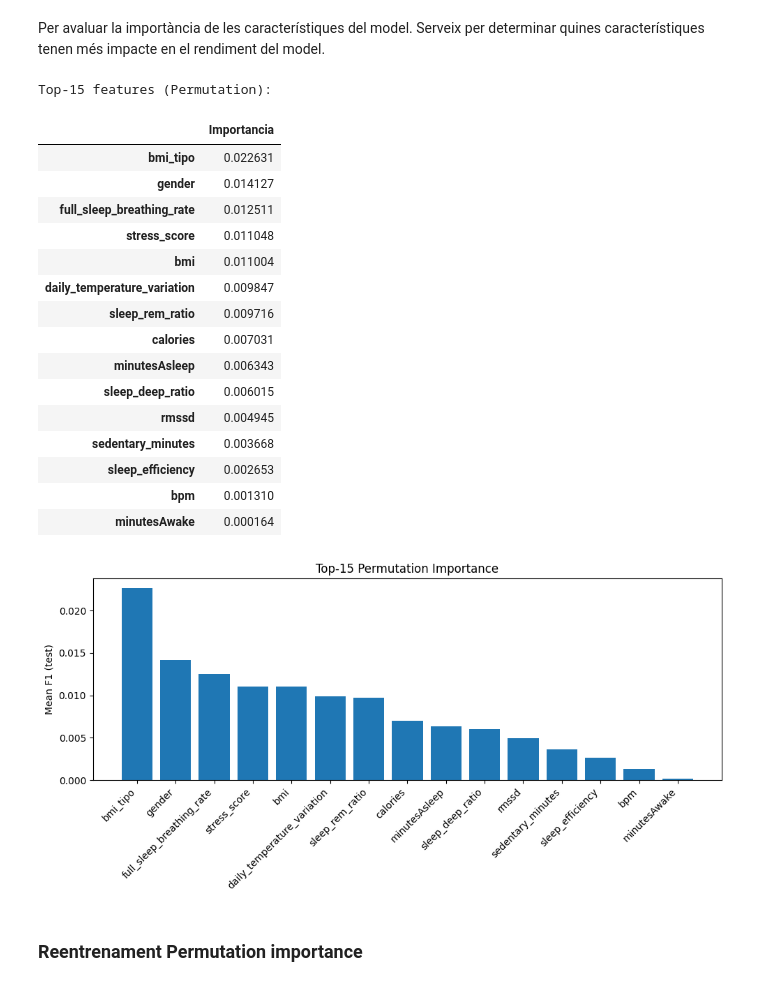
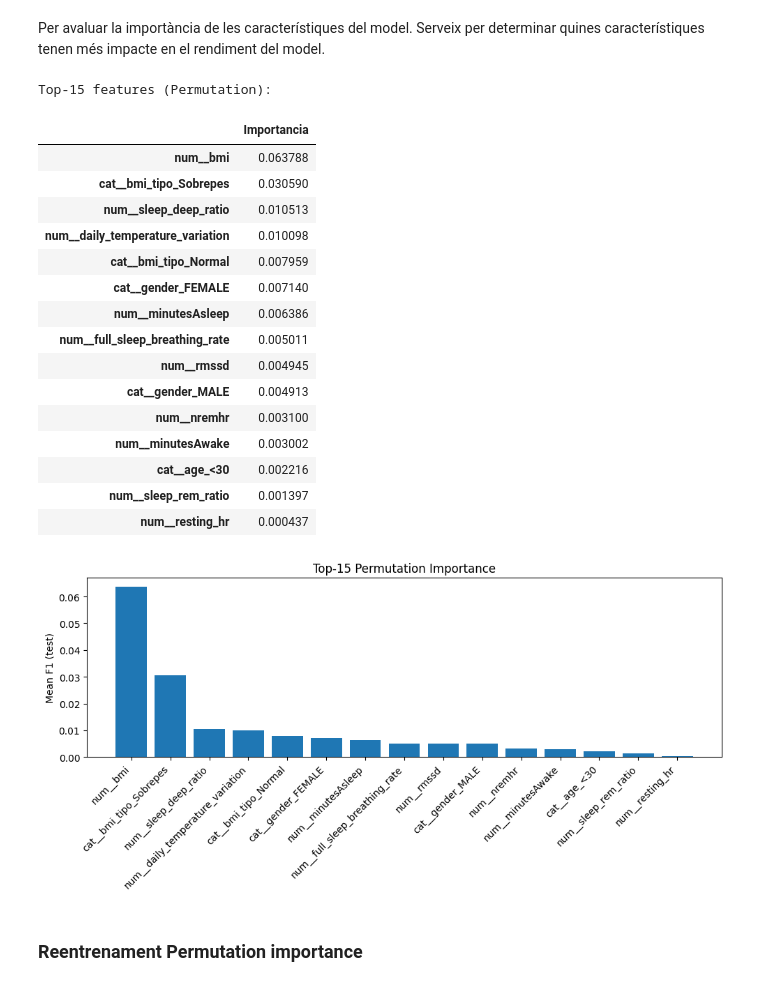
Before and after one commit to RogerDuran808/AI-Health-Assistant, a Jupyter notebook: notebooks/03_LifeSnaps_Preprocessing_Experiments.ipynb, the cells around one changed output. Cells and saved outputs as stored; diff of their text form; code cells hidden in the pictures.

```diff
--- a/notebooks/03_LifeSnaps_Preprocessing_Experiments.ipynb
+++ b/notebooks/03_LifeSnaps_Preprocessing_Experiments.ipynb
@@ -489,7 +400,6 @@ param_grid_rf = {
 }
 
 pipe_rf = ImbPipeline([
-    ("preprocessor", preprocessor),
     ("clf", RandomForestClassifier(class_weight="balanced", random_state=42, n_jobs=-1))
 ])
 
@@ -497,43 +407,27 @@ pipe_rf = ImbPipeline([
 best_est, y_train_pred, train_report, y_test_pred, test_report, best_params, best_score = train_models(
         X_train,
         y_train,
+        X_test,
+        y_test,
         pipe_rf,
-        param_grid_rf
+        param_grid_rf,
+        search_type='grid'
     )
 
 
-# Extracció dels noms de feature després del preproc
-preproc = best_est.named_steps["preprocessor"]
-cat_pipe = preproc.named_transformers_["cat"]
-ohe = cat_pipe.named_steps.get("onehot") or cat_pipe.named_steps.get("encode")
-
-ohe_names = ohe.get_feature_names_out(categorical_features)
-all_features = numerical_features + list(ohe_names)
+all_features = X_train.columns.tolist()
 
 # Importàncies Gini i agregació per feature “base”
 importances_raw = pd.Series(best_est.named_steps["clf"].feature_importances_,index=all_features)
 
 def base_name(feat):
-    # si la feature ve d'una codificació one-hot d'una cat_feature
-    for cat in categorical_features:
-        prefix = f"{cat}_"
-        if feat.startswith(prefix):
-            return cat
+    if feat.startswith("cat__") and "_" in feat[6:]:
+        return feat.rsplit("_", 1)[0]
     return feat
 
 agg_importances = (
-    importances_raw
-    .groupby(base_name)
-    .sum()
-    .sort_values(ascending=False)
+    importances_raw.groupby(base_name).sum().sort_values(ascending=False)
 )
-
-## Metriques rapides d'avaluacio
-f1_test = f1_score(y_test, y_test_pred, pos_label=1)
-acc_test = accuracy_score(y_test, y_test_pred)
-
-print(f"Test F1 (clase=1): {f1_test:.4f}")
-print(f"Test Accuracy:     {acc_test:.4f}")
 
 
 # Top-10 i Top-15 importàncies
@@ -659,65 +542,63 @@ display(feature_importance_results_df[display_cols].round(4))
 Per avaluar la importància de les característiques del model. Serveix per determinar quines característiques tenen més impacte en el rendiment del model.
 # %%
 # Calcular permutation importance
+best_rf_model=base_models["RandomForest"]
 result = permutation_importance(
     best_rf_model,      # el teu model entrenat per al sol target
-    X_test, y_test,
+    X_test,
+    y_test,
     n_repeats=200,
     n_jobs=-1,
     random_state=42
 )
 
 
-# Crear sèrie d’importàncies amb noms originals
-
-orig_features = X_test.columns.tolist()
-
 
 perm_importances = (
-    pd.Series(result.importances_mean, index=orig_features).sort_values(ascending=False)
+    pd.Series(result.importances_mean, index=all_features).sort_values(ascending=False)
 )
 
 
 # Extreure Top-10 i Top-15
 perm_top_features = {
     10: perm_importances.head(10).index.tolist(),
     15: perm_importances.head(15).index.tolist()
 }
 
 
 # Mostrem la taula i la gràfica  de Top-15
 
 print("\nTop-15 features (Permutation):")
 display(perm_importances.head(15).to_frame("Importancia"))
 
 
 plt.figure(figsize=(10, 5))
 top15 = perm_importances.head(15)
 plt.bar(top15.index, top15.values)
 plt.title("Top-15 Permutation Importance")
 plt.ylabel("Mean F1 (test)")
 plt.xticks(rotation=45, ha="right")
 plt.tight_layout()
 plt.show()
 # %% [output]
 Top-15 features (Permutation):
 |  | Importancia |
-| bmi_tipo | 0.022631 |
-| gender | 0.014127 |
-| full_sleep_breathing_rate | 0.012511 |
-| stress_score | 0.011048 |
-| bmi | 0.011004 |
-| daily_temperature_variation | 0.009847 |
-| sleep_rem_ratio | 0.009716 |
-| calories | 0.007031 |
-| minutesAsleep | 0.006343 |
-| sleep_deep_ratio | 0.006015 |
-| rmssd | 0.004945 |
-| sedentary_minutes | 0.003668 |
-| sleep_efficiency | 0.002653 |
-| bpm | 0.001310 |
-| minutesAwake | 0.000164 |
+| num__bmi | 0.063788 |
+| cat__bmi_tipo_Sobrepes | 0.030590 |
+| num__sleep_deep_ratio | 0.010513 |
+| num__daily_temperature_variation | 0.010098 |
+| cat__bmi_tipo_Normal | 0.007959 |
+| cat__gender_FEMALE | 0.007140 |
+| num__minutesAsleep | 0.006386 |
+| num__full_sleep_breathing_rate | 0.005011 |
+| num__rmssd | 0.004945 |
+| cat__gender_MALE | 0.004913 |
+| num__nremhr | 0.003100 |
+| num__minutesAwake | 0.003002 |
+| cat__age_<30 | 0.002216 |
+| num__sleep_rem_ratio | 0.001397 |
+| num__resting_hr | 0.000437 |
-[figure, old version]
+[figure, new version]
 # %% [markdown]
 ### Reentrenament Permutation importance
 # %%
```
Also changed, not shown: parts of 24 cells of this notebook, 9 other files.
